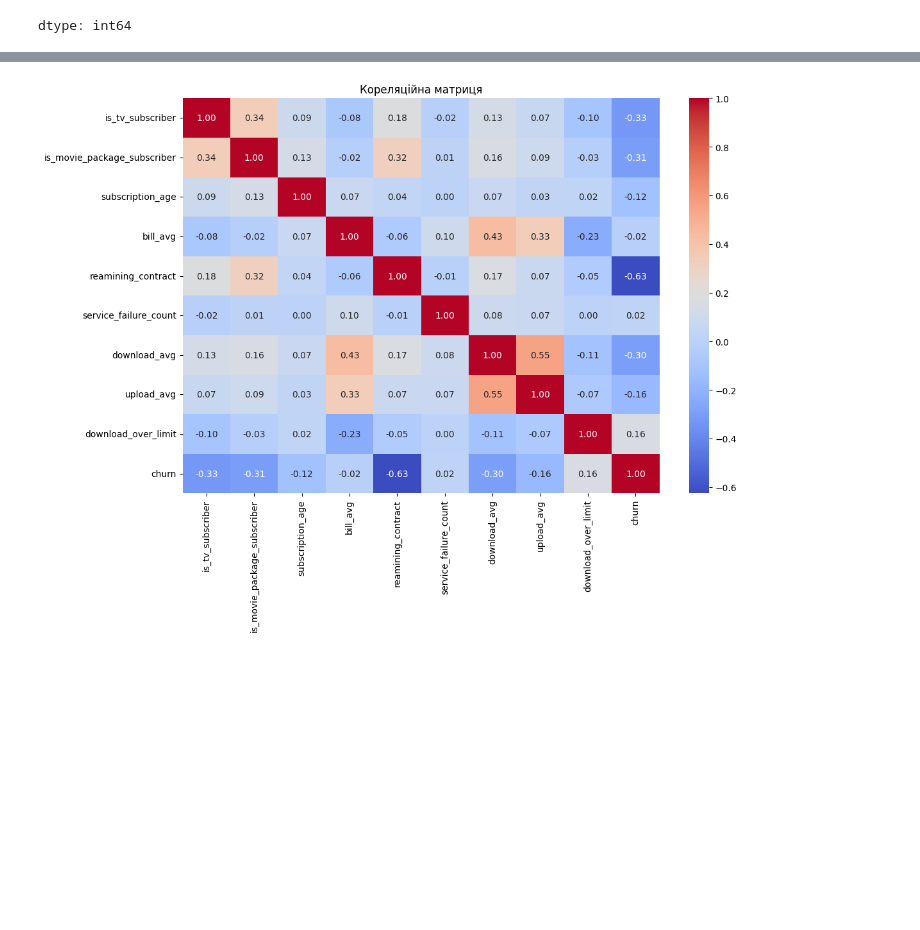
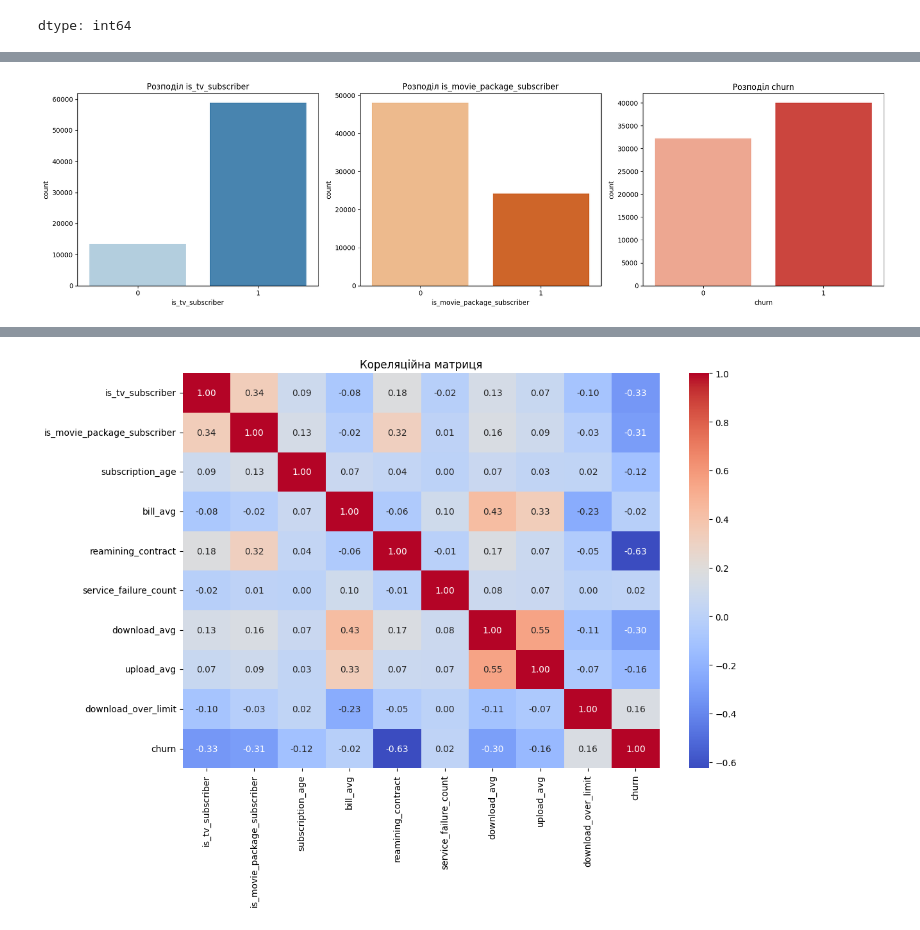
Before and after one commit to SvitLanaTy/churn-prediction-app, a Jupyter notebook: notebooks/churn_eda.ipynb, the cells around one changed output, grey strips where cells are left out. Cells and saved outputs as stored; diff of their text form; code cells hidden in the pictures; blank space fills up the shorter version.

```diff
--- a/notebooks/churn_eda.ipynb
+++ b/notebooks/churn_eda.ipynb
@@ -146,0 +171,13 @@ for col in binary_columns:
+# %%
+# Візуалізація розподілів бінарних змінних
+fig, axes = plt.subplots(1, 3, figsize=(18, 5))
+sns.countplot(x='is_tv_subscriber', data=df, ax=axes[0], palette='Blues')
+axes[0].set_title('Розподіл is_tv_subscriber')
+sns.countplot(x='is_movie_package_subscriber', data=df, ax=axes[1], palette='Oranges')
+axes[1].set_title('Розподіл is_movie_package_subscriber')
+sns.countplot(x='churn', data=df, ax=axes[2], palette='Reds')
+axes[2].set_title('Розподіл churn')
+plt.tight_layout()
+plt.show()
+# %% [output]
+[figure, added]
```
Also changed, not shown: parts of 28 cells of this notebook, 4 other files.
